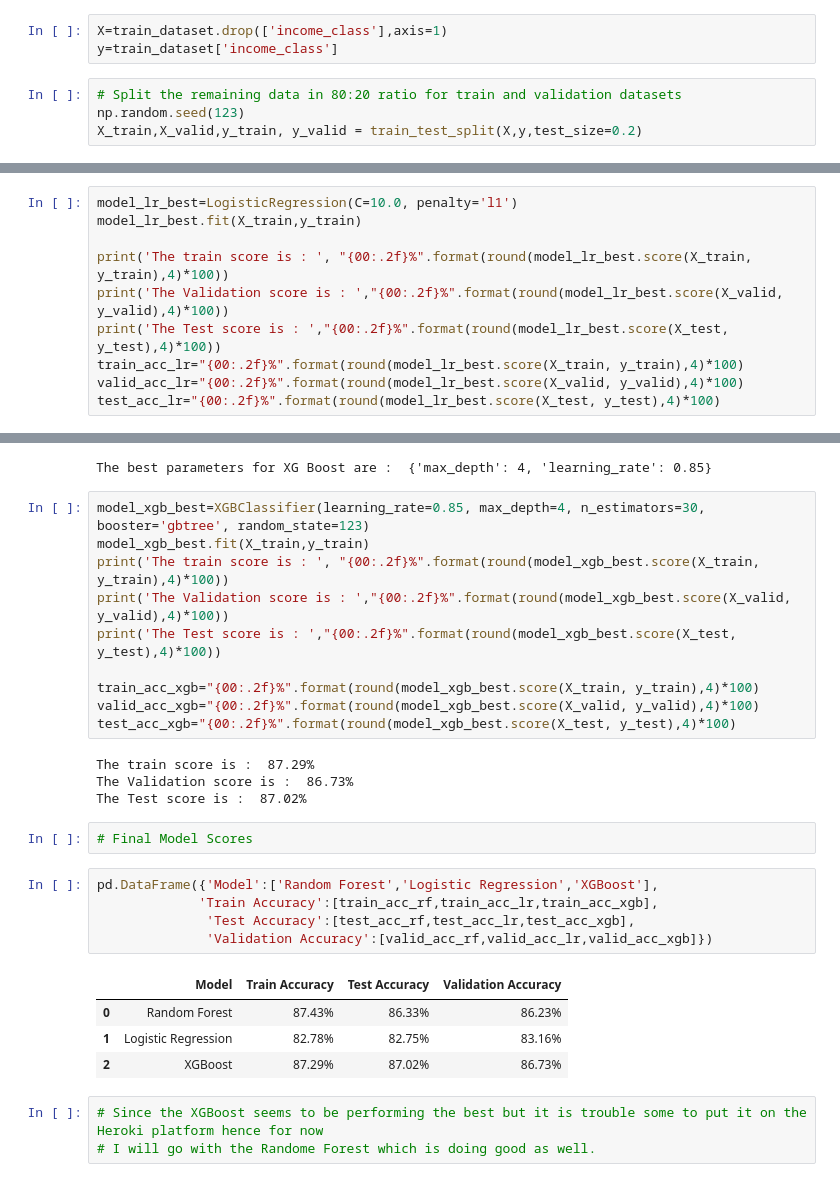
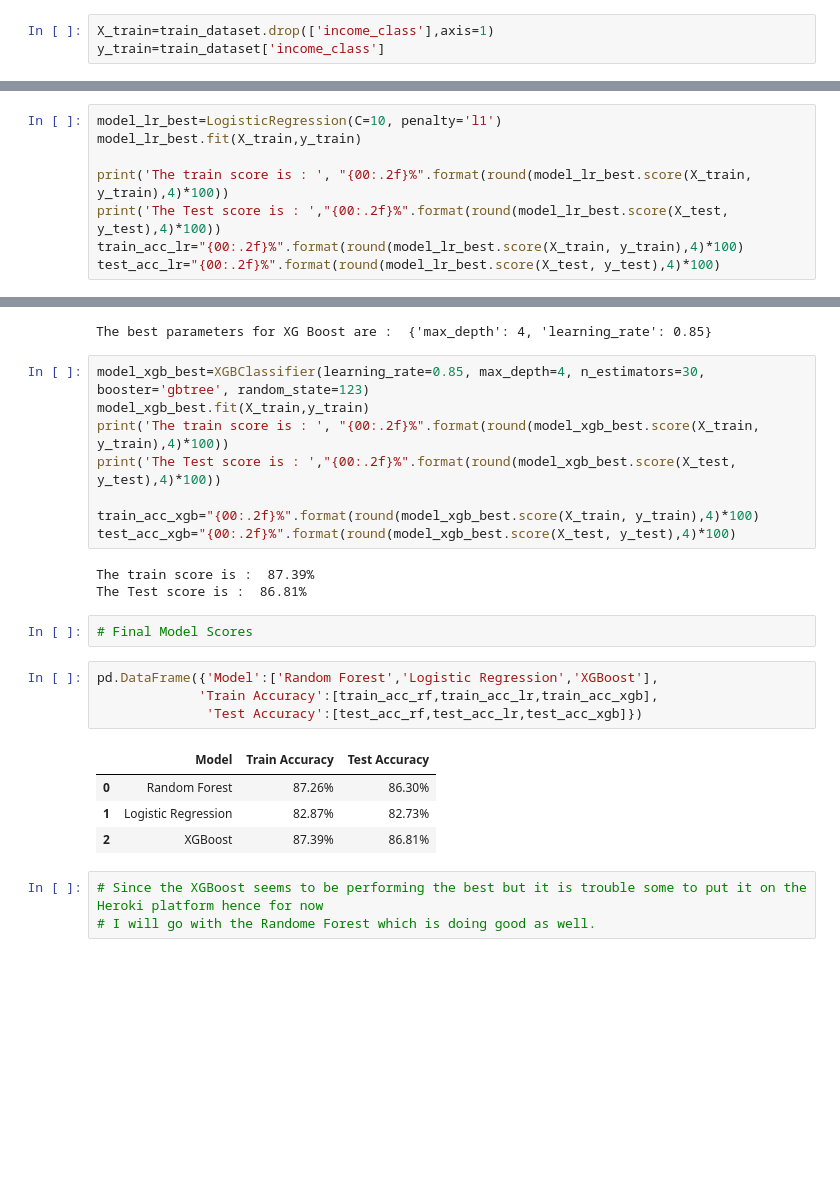
Before and after one commit to Birinder1469/Adult-Data_Income_Analysis, a Jupyter notebook: Adult-Dataset_Analysis.ipynb, the cells around one changed output, grey strips where cells are left out. Saved outputs shown, nothing was run; the diff lists cells and outputs as text; blank space fills up the shorter version.

```diff
--- a/Adult-Dataset_Analysis.ipynb
+++ b/Adult-Dataset_Analysis.ipynb
@@ -556,9 +556,5 @@ test_dataset=data.iloc[32561:48842,]
 ##### We alread have education levels in numbers with us which are very important for the analysis but the names of these education levels
 ##### are redundant for model fitting atleast hence i am removing the education column.
 # %%
-X=train_dataset.drop(['income_class'],axis=1)
-y=train_dataset['income_class']
+X_train=train_dataset.drop(['income_class'],axis=1)
+y_train=train_dataset['income_class']
-# %%
-# Split the remaining data in 80:20 ratio for train and validation datasets
-np.random.seed(123)
-X_train,X_valid,y_train, y_valid = train_test_split(X,y,test_size=0.2)
@@ -653,11 +649,9 @@ The Best Features for Logistic Regression are :  {'C': 1000.0, 'penalty': 'l1'}
 # %%
-model_lr_best=LogisticRegression(C=10.0, penalty='l1')
+model_lr_best=LogisticRegression(C=10, penalty='l1')
 model_lr_best.fit(X_train,y_train)
 
 print('The train score is : ', "{00:.2f}%".format(round(model_lr_best.score(X_train, y_train),4)*100))
-print('The Validation score is : ',"{00:.2f}%".format(round(model_lr_best.score(X_valid, y_valid),4)*100))
 print('The Test score is : ',"{00:.2f}%".format(round(model_lr_best.score(X_test, y_test),4)*100))
 train_acc_lr="{00:.2f}%".format(round(model_lr_best.score(X_train, y_train),4)*100)
-valid_acc_lr="{00:.2f}%".format(round(model_lr_best.score(X_valid, y_valid),4)*100)
 test_acc_lr="{00:.2f}%".format(round(model_lr_best.score(X_test, y_test),4)*100)
 # %% [output]
@@ -681,28 +674,24 @@ The best parameters for XG Boost are :  {'max_depth': 4, 'learning_rate': 0.85}
 model_xgb_best=XGBClassifier(learning_rate=0.85, max_depth=4, n_estimators=30, booster='gbtree', random_state=123)
 model_xgb_best.fit(X_train,y_train)
 print('The train score is : ', "{00:.2f}%".format(round(model_xgb_best.score(X_train, y_train),4)*100))
-print('The Validation score is : ',"{00:.2f}%".format(round(model_xgb_best.score(X_valid, y_valid),4)*100))
 print('The Test score is : ',"{00:.2f}%".format(round(model_xgb_best.score(X_test, y_test),4)*100))
 
 train_acc_xgb="{00:.2f}%".format(round(model_xgb_best.score(X_train, y_train),4)*100)
-valid_acc_xgb="{00:.2f}%".format(round(model_xgb_best.score(X_valid, y_valid),4)*100)
 test_acc_xgb="{00:.2f}%".format(round(model_xgb_best.score(X_test, y_test),4)*100)
 # %% [output]
-The train score is :  87.29%
-The Validation score is :  86.73%
-The Test score is :  87.02%
+The train score is :  87.39%
+The Test score is :  86.81%
 # %%
 # Final Model Scores
 # %%
 pd.DataFrame({'Model':['Random Forest','Logistic Regression','XGBoost'],
              'Train Accuracy':[train_acc_rf,train_acc_lr,train_acc_xgb],
-              'Test Accuracy':[test_acc_rf,test_acc_lr,test_acc_xgb],
-              'Validation Accuracy':[valid_acc_rf,valid_acc_lr,valid_acc_xgb]})
+              'Test Accuracy':[test_acc_rf,test_acc_lr,test_acc_xgb]})
 # %% [output]
-|  | Model | Train Accuracy | Test Accuracy | Validation Accuracy |
-| 0 | Random Forest | 87.43% | 86.33% | 86.23% |
-| 1 | Logistic Regression | 82.78% | 82.75% | 83.16% |
-| 2 | XGBoost | 87.29% | 87.02% | 86.73% |
+|  | Model | Train Accuracy | Test Accuracy |
+| 0 | Random Forest | 87.26% | 86.30% |
+| 1 | Logistic Regression | 82.87% | 82.73% |
+| 2 | XGBoost | 87.39% | 86.81% |
 # %%
 # Since the XGBoost seems to be performing the best but it is trouble some to put it on the Heroki platform hence for now
 # I will go with the Randome Forest which is doing good as well.
```
Also changed, not shown: parts of 11 cells of this notebook, 1 other file.
